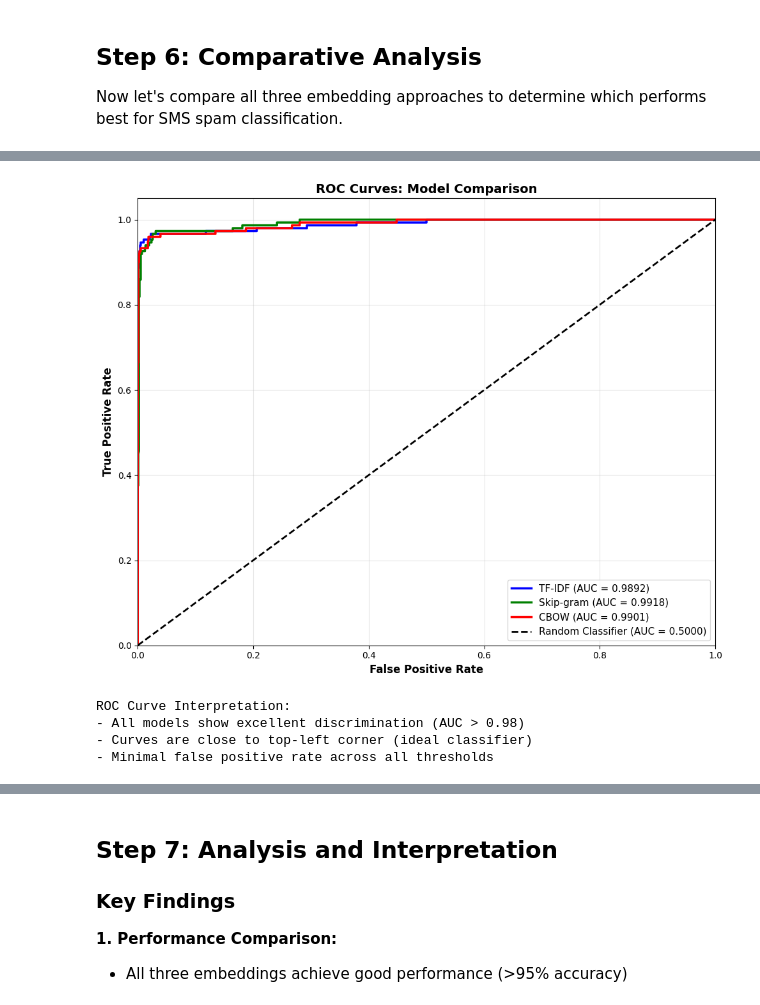
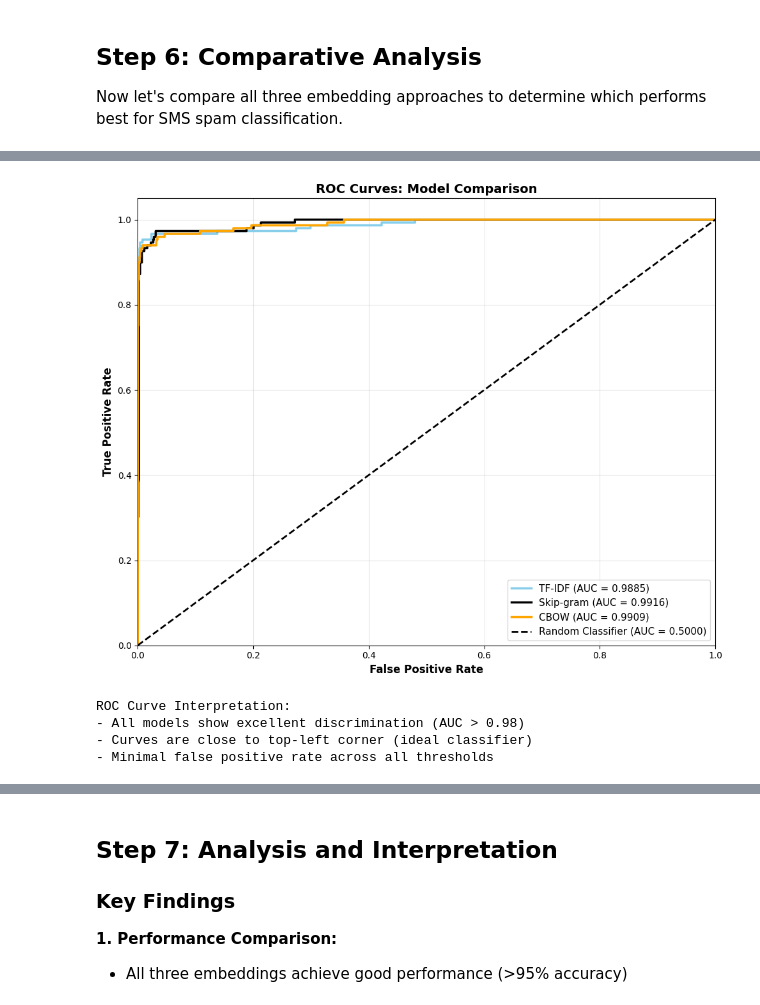
Before and after one commit to Edith123321/text-classification-groupwork, a Jupyter notebook: notebooks/LSTM_SMS_Spam_Classification.ipynb, the cells around one changed output, grey strips where cells are left out. Cells and saved outputs as stored; diff of their text form; code cells hidden in the pictures.

```diff
--- a/notebooks/LSTM_SMS_Spam_Classification.ipynb
+++ b/notebooks/LSTM_SMS_Spam_Classification.ipynb
@@ -1552,9 +1968,9 @@ plt.show()
 fig, axes = plt.subplots(3, 2, figsize=(16, 12))
 
 models = [
-    ('TF-IDF', history_tfidf, 'blue'),
-    ('Skip-gram', history_skipgram, 'green'),
-    ('CBOW', history_cbow, 'red')
+    ('TF-IDF', history_tfidf, 'black'),
+    ('Skip-gram', history_skipgram, 'skyblue'),
+    ('CBOW', history_cbow, 'orange')
 ]
 
 for idx, (name, history, color) in enumerate(models):
@@ -1603,9 +2019,9 @@ fig, ax = plt.subplots(1, 1, figsize=(10, 8))
 
 # Get predictions for all models
 models_data = [
-    ('TF-IDF', lstm_tfidf, X_test_tfidf, 'blue'),
-    ('Skip-gram', lstm_skipgram, X_test_skipgram, 'green'),
-    ('CBOW', lstm_cbow, X_test_cbow, 'red')
+    ('TF-IDF', lstm_tfidf, X_test_tfidf, 'skyblue'),
+    ('Skip-gram', lstm_skipgram, X_test_skipgram, 'black'),
+    ('CBOW', lstm_cbow, X_test_cbow, 'orange')
 ]
 
 for name, model, X_test_data, color in models_data:
@@ -1613,34 +2029,34 @@ for name, model, X_test_data, color in models_data:
     y_pred_proba = model.model.predict(X_test_data, verbose=0)
 
     # Compute ROC curve
     fpr, tpr, _ = roc_curve(y_test, y_pred_proba)
     roc_auc = auc(fpr, tpr)
 
     # Plot
     ax.plot(fpr, tpr, color=color, linewidth=2.5,
             label=f'{name} (AUC = {roc_auc:.4f})')
 
 # Plot diagonal (random classifier)
 ax.plot([0, 1], [0, 1], 'k--', linewidth=2, label='Random Classifier (AUC = 0.5000)')
 
 ax.set_xlabel('False Positive Rate', fontsize=12, fontweight='bold')
 ax.set_ylabel('True Positive Rate', fontsize=12, fontweight='bold')
 ax.set_title('ROC Curves: Model Comparison', fontsize=14, fontweight='bold')
 ax.legend(loc='lower right', fontsize=11)
 ax.grid(alpha=0.3)
 ax.set_xlim([0.0, 1.0])
 ax.set_ylim([0.0, 1.05])
 
 plt.tight_layout()
 plt.savefig('../results/figures/roc_curves.png', dpi=300, bbox_inches='tight')
 plt.show()
 
 print("ROC Curve Interpretation:")
 print("- All models show excellent discrimination (AUC > 0.98)")
 print("- Curves are close to top-left corner (ideal classifier)")
 print("- Minimal false positive rate across all thresholds")
 # %% [output]
-[figure, old version]
+[figure, new version]
 ROC Curve Interpretation:
 - All models show excellent discrimination (AUC > 0.98)
 - Curves are close to top-left corner (ideal classifier)
```
Also changed, not shown: parts of 24 cells of this notebook, 3 other files.
